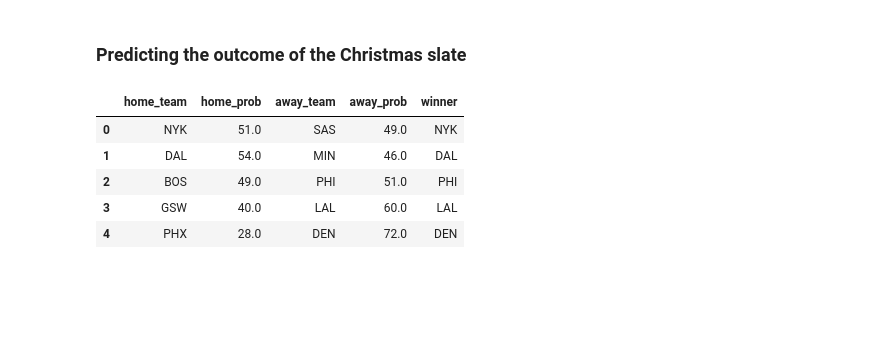
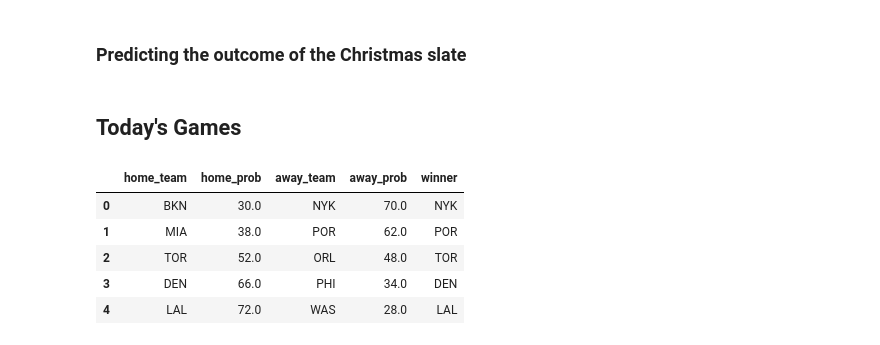
Before and after one commit to SehejGit/nba-win-predictions, a Jupyter notebook: win-probability.ipynb, the cells around one changed output. Drawn from its saved outputs; the diff is of its cells as text; code cells hidden in the pictures; blank space fills up the shorter version.

Commit message:
1/21 games

```diff
--- a/win-probability.ipynb
+++ b/win-probability.ipynb
@@ -380,15 +380,22 @@ todays_games
 # %% [markdown]
 ### Predicting the outcome of the Christmas slate
 # %%
-# Christmas games
-home_teams_christmas = ['NYK', 'DAL', 'BOS', 'GSW', 'PHX']
-away_teams_christmas = ['SAS', 'MIN', 'PHI', 'LAL', 'DEN']
-christmas = predict_games(home_teams_christmas, away_teams_christmas, games, model, scaler)
-christmas
+# # Christmas games
+# home_teams_christmas = ['NYK', 'DAL', 'BOS', 'GSW', 'PHX']
+# away_teams_christmas = ['SAS', 'MIN', 'PHI', 'LAL', 'DEN']
+# christmas = predict_games(home_teams_christmas, away_teams_christmas, games, model, scaler)
+# christmas
-# %% [output]
-|  | home_team | home_prob | away_team | away_prob | winner |
-| 0 | NYK | 51.0 | SAS | 49.0 | NYK |
-| 1 | DAL | 54.0 | MIN | 46.0 | DAL |
-| 2 | BOS | 49.0 | PHI | 51.0 | PHI |
-| 3 | GSW | 40.0 | LAL | 60.0 | LAL |
-| 4 | PHX | 28.0 | DEN | 72.0 | DEN |
+# %% [markdown]
+## Today's Games
+# %%
+home_teams = ['BKN', 'MIA', 'TOR', 'DEN', 'LAL']
+away_teams = ['NYK', 'POR', 'ORL', 'PHI', 'WAS']
+outcomes = predict_games(home_teams, away_teams, games, model, scaler)
+outcomes
+# %% [output]
+|  | home_team | home_prob | away_team | away_prob | winner |
+| 0 | BKN | 30.0 | NYK | 70.0 | NYK |
+| 1 | MIA | 38.0 | POR | 62.0 | POR |
+| 2 | TOR | 52.0 | ORL | 48.0 | TOR |
+| 3 | DEN | 66.0 | PHI | 34.0 | DEN |
+| 4 | LAL | 72.0 | WAS | 28.0 | LAL |
```
Also changed, not shown: parts of 9 cells of this notebook.
